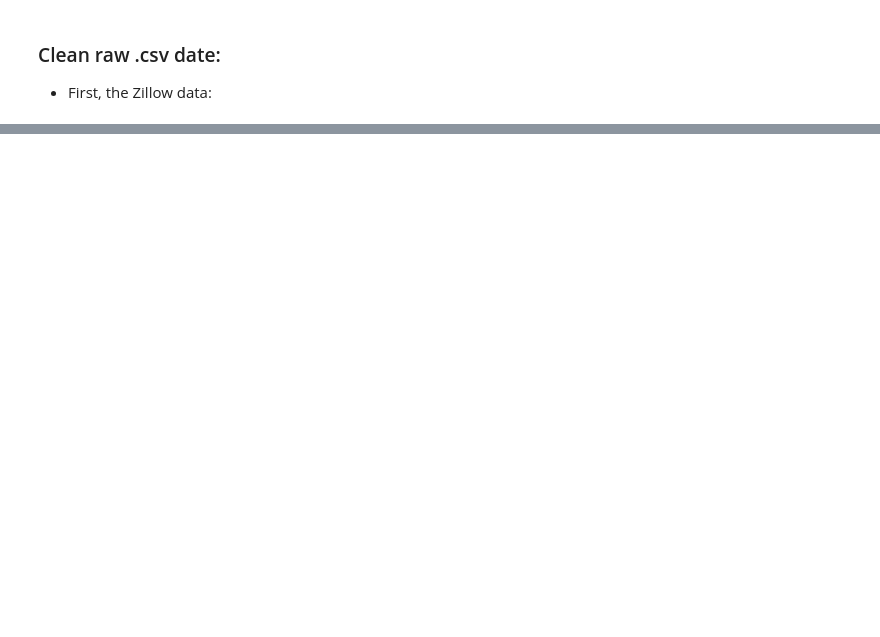
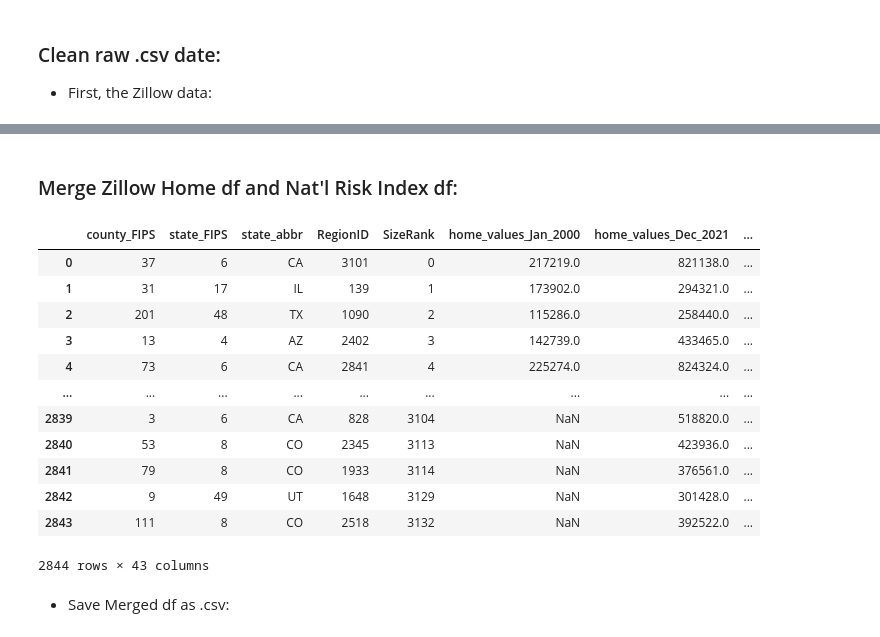
Before and after one commit to zwcrowley/Project_3_Team_7, a Jupyter notebook: data_cleaning_zc.ipynb, the cells around one changed output, grey strips where cells are left out. Drawn from its saved outputs; the diff is of its cells as text; code cells hidden in the pictures; blank space fills up the shorter version.

```diff
--- a/data_cleaning_zc.ipynb
+++ b/data_cleaning_zc.ipynb
@@ -57,0 +63,12 @@ raw_risk_df
+# %%
+#  Create a new df with cols we need from raw_risk_df:
+# list(raw_risk_df.columns)
+risk_df = raw_risk_df[['STCOFIPS','COUNTYFIPS','COUNTY','STATE','STATEFIPS','POPULATION','BUILDVALUE','AGRIVALUE','AREA','RISK_SCORE','RISK_RATNG','EAL_SCORE','EAL_RATNG','SOVI_SCORE','SOVI_RATNG','RESL_SCORE','RESL_RATNG','CFLD_RISKS','CFLD_RISKR','DRGT_RISKS',
+'DRGT_RISKR','HWAV_RISKS','HWAV_RISKR','HRCN_RISKS',
+'HRCN_RISKR','LTNG_RISKS','LTNG_RISKR','RFLD_RISKS',
+'RFLD_RISKR','TRND_RISKS','TRND_RISKR','WFIR_RISKS',
+ 'WFIR_RISKR','WNTW_RISKS','WNTW_RISKR','SHAPE_Length','SHAPE_Area']].copy()
+
+# Clean up risk_df column names:
+risk_df = risk_df.rename(columns={'STCOFIPS':'state_county_FIPS','COUNTYFIPS':'county_FIPS', 'COUNTY': 'county_name','STATE':'state','STATEFIPS':'state_FIPS','RISK_SCORE':'risk_index_score','RISK_RATNG':'risk_index_rating','EAL_SCORE':'exp_annual_loss_score','EAL_RATNG':'exp_annual_loss_rating','SOVI_SCORE':'soc_vul_score','SOVI_RATNG':'soc_vul_rating','RESL_SCORE':'comm_res_score','RESL_RATNG':'comm_res_rating','CFLD_RISKS':'coastal_flooding_score','CFLD_RISKR':'coastal_flooding_rating','DRGT_RISKS':'drought_score','DRGT_RISKR':'drought_rating','HWAV_RISKS':'heatwave_score','HWAV_RISKR':'heatwave_rating','HRCN_RISKS':'hurricane_score','HRCN_RISKR':'hurricane_rating','LTNG_RISKS':'lightning_score','LTNG_RISKR':'lightning_rating','RFLD_RISKS':'river_flooding_score','RFLD_RISKR':'river_flooding_rating','TRND_RISKS':'tornado_scores','TRND_RISKR':'tornado_rating','WFIR_RISKS':'wildfire_rating','WFIR_RISKR':'wildfire_rating','WNTW_RISKS':'winterweather_score','WNTW_RISKR':'winterweather_rating',})
+risk_df.head()
@@ -57,0 +83,22 @@ raw_risk_df
+# %% [markdown]
+### Merge Zillow Home df and Nat'l Risk Index df:
+# %%
+# Merge homes_df and risk_df using a left join on the county_FIPS id var and call the merged df the home valu risk df or "hv_risk_df"- this is all county level data:
+hv_risk_df = pd.merge(homes_df, risk_df, on = ["state_FIPS","county_FIPS"], how = "left")
+hv_risk_df
+# %% [output]
+|  | county_FIPS | state_FIPS | state_abbr | RegionID | SizeRank | home_values_Jan_2000 | home_values_Dec_2021 | ... |
+| 0 | 37 | 6 | CA | 3101 | 0 | 217219.0 | 821138.0 | ... |
+| 1 | 31 | 17 | IL | 139 | 1 | 173902.0 | 294321.0 | ... |
+| 2 | 201 | 48 | TX | 1090 | 2 | 115286.0 | 258440.0 | ... |
+| 3 | 13 | 4 | AZ | 2402 | 3 | 142739.0 | 433465.0 | ... |
+| 4 | 73 | 6 | CA | 2841 | 4 | 225274.0 | 824324.0 | ... |
+| ... | ... | ... | ... | ... | ... | ... | ... | ... |
+| 2839 | 3 | 6 | CA | 828 | 3104 | NaN | 518820.0 | ... |
+| 2840 | 53 | 8 | CO | 2345 | 3113 | NaN | 423936.0 | ... |
+| 2841 | 79 | 8 | CO | 1933 | 3114 | NaN | 376561.0 | ... |
+| 2842 | 9 | 49 | UT | 1648 | 3129 | NaN | 301428.0 | ... |
+| 2843 | 111 | 8 | CO | 2518 | 3132 | NaN | 392522.0 | ... |
+2844 rows × 43 columns
+# %% [markdown]
+- Save Merged df as .csv:
```
Also changed, not shown: parts of 6 cells of this notebook, 2 other files.
